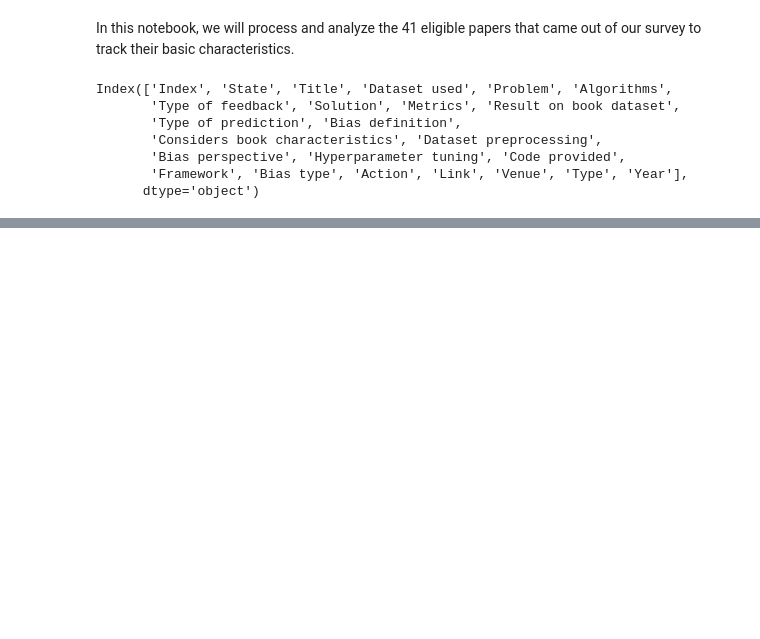
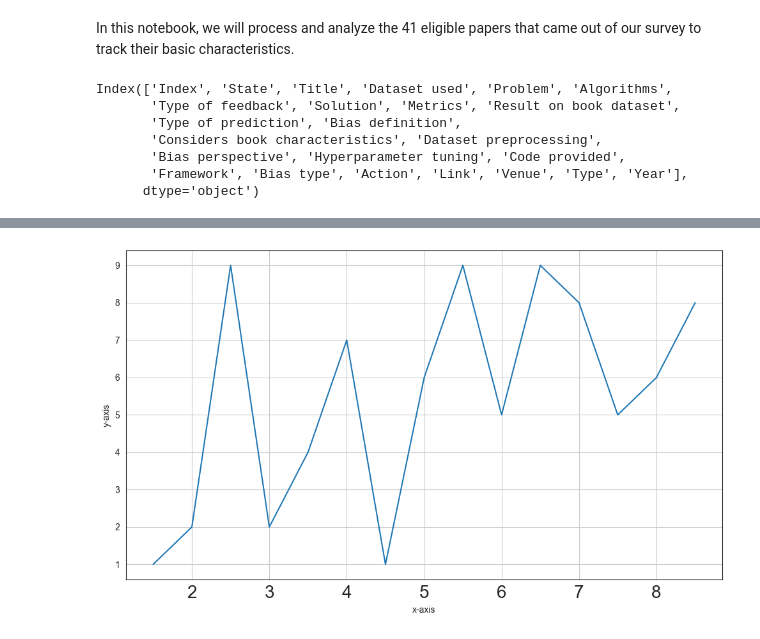
Before and after one commit to SavvinaDaniil/BiasInBookRecommendationSurvey, a Jupyter notebook: analyze_eligible_papers.ipynb, the cells around one changed output, grey strips where cells are left out. Cells and saved outputs as stored; diff of their text form; code cells hidden in the pictures; blank space fills up the shorter version.

```diff
--- a/analyze_eligible_papers.ipynb
+++ b/analyze_eligible_papers.ipynb
@@ -26,0 +76,20 @@ hist = initial_file['Year'].hist(bins = 10,grid=False, figsize=(12,8), color='#8
+# %%
+plt.rcParams['figure.figsize']=(10,6)
+import random
+x=[1,2,3,4,5,6,7,8,9,10,11,12,13,14,15]
+y= [random.randint(1,10) for i in range(15)]
+
+ax= plt.subplot()
+
+plt.plot(x,y)
+
+plt.xlabel('x-axis')
+plt.ylabel('y-axis')
+
+# Changing the fontsize of tick labels using set_xticklabels() function
+ax.set_xticklabels(x, fontsize=20)
+
+plt.grid()
+plt.show()
+# %% [output]
+[figure, added]
```
Also changed, not shown: parts of 8 cells of this notebook, 1 other file.
